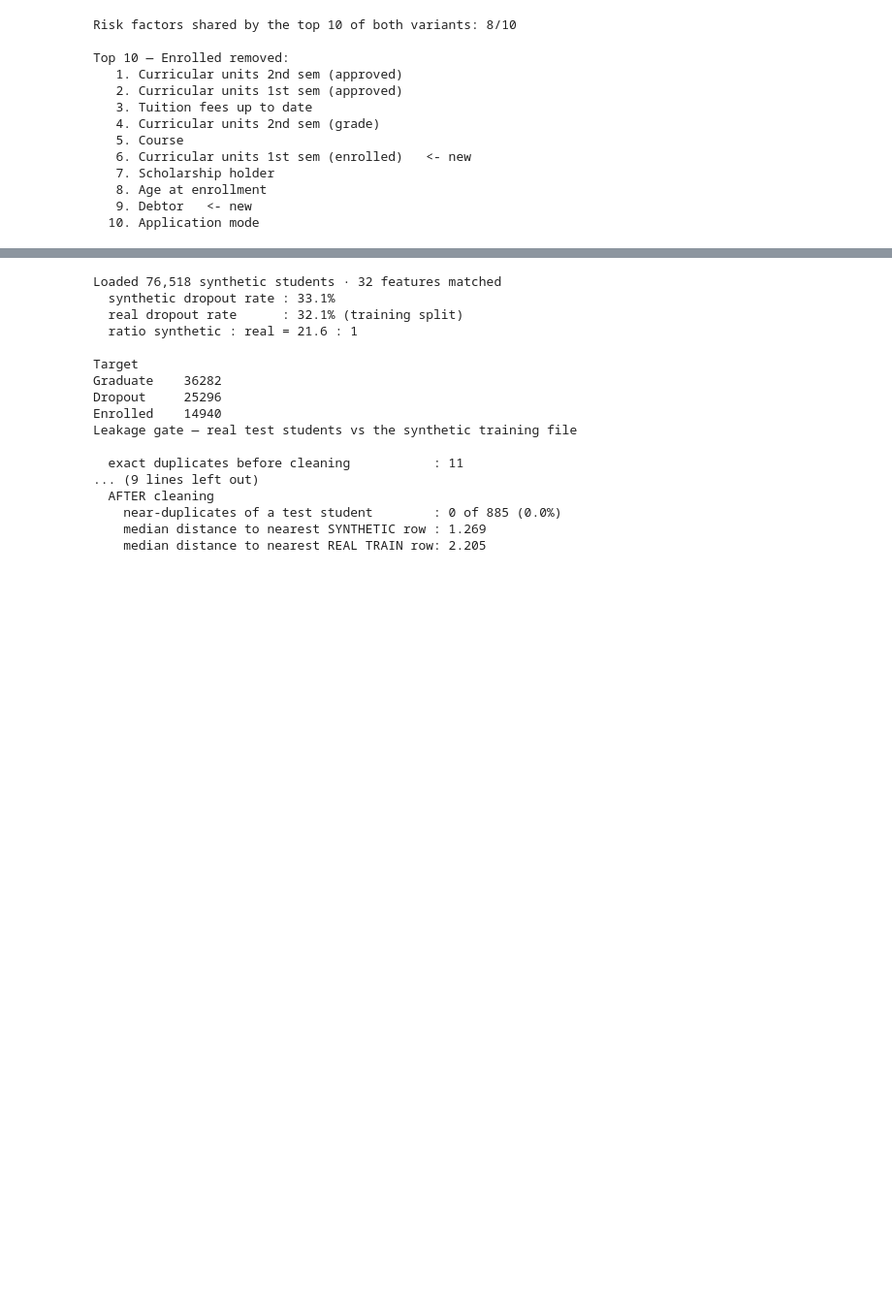
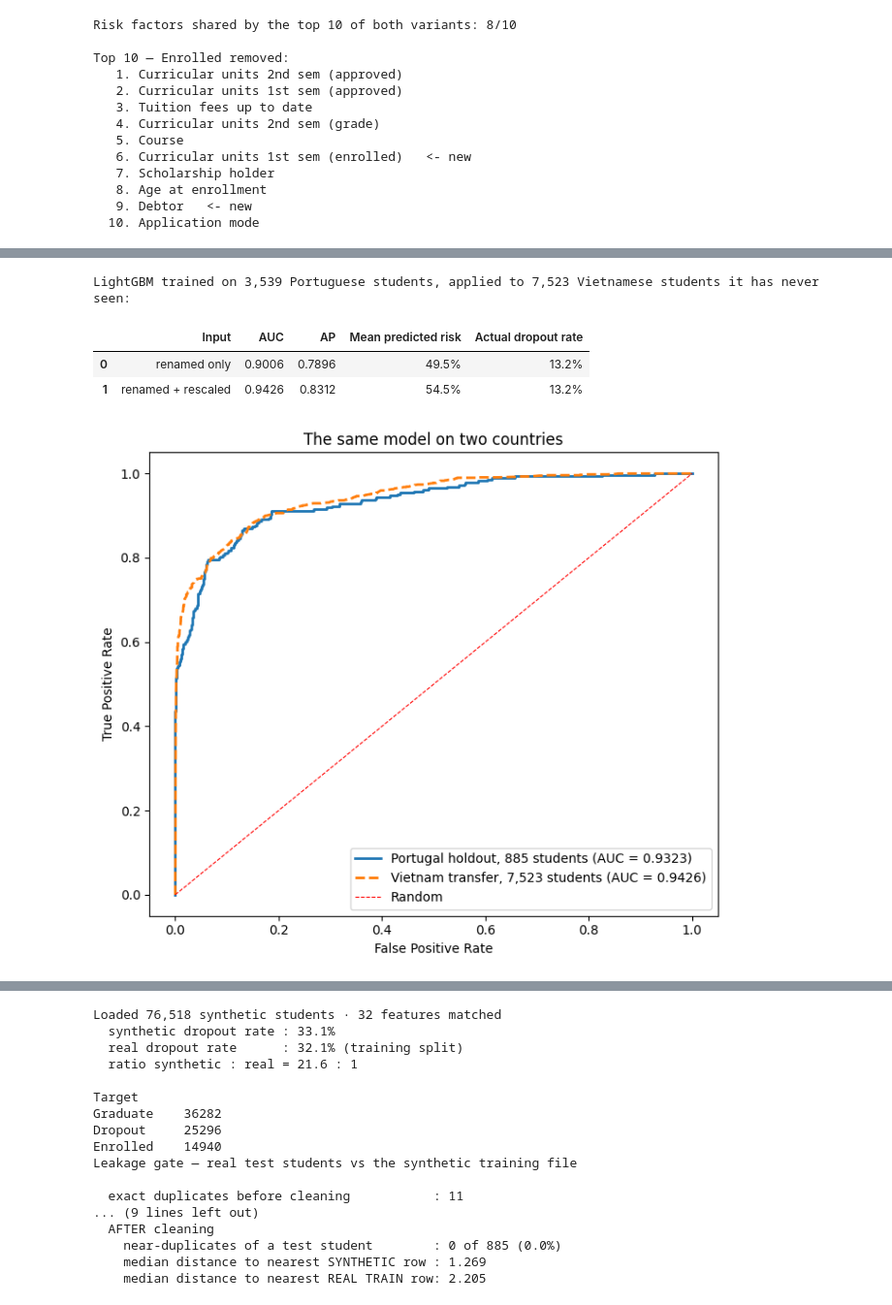
Before and after one commit to Soukthavilay/lightGBM-student-prediction, a Jupyter notebook: Student_Perfor.ipynb, the cells around one changed output, grey strips where cells are left out. Shown at 97% size. Drawn from its saved outputs; the diff is of its cells as text; code cells hidden in the pictures; blank space fills up the shorter version.

```diff
--- a/Student_Perfor.ipynb
+++ b/Student_Perfor.ipynb
@@ -46,4 +94,15 @@ def save_fig(fig, name):
     fig.show()
 
 RANDOM_STATE = 42
+
+# --- One colour per outcome, used by every chart in the notebook -----------
+# orange = left, blue = still studying, green = finished.
+# Okabe-Ito palette: distinguishable for the most common forms of colour blindness.
+TARGET_COLOURS = {
+    'Dropout':  '#D55E00',   # orange
+    'Enrolled': '#0072B2',   # blue
+    'Graduate': '#009E73',   # green
+}
+BINARY_COLOURS = {'Dropout': TARGET_COLOURS['Dropout'],
+                  'Not dropout': TARGET_COLOURS['Graduate']}
 # %% [markdown]
@@ -394,11 +455,7 @@ fig = px.histogram(
     nbins=30,
     histnorm='percent',
     opacity=0.85,
-    color_discrete_map={
-        'Graduate': '#0072B2',
-        'Dropout': '#D55E00',
-        'Enrolled': '#009E73'
-    }
+    color_discrete_map=TARGET_COLOURS
 )
 
 fig.update_layout(
@@ -2441,0 +2702,39 @@ Every cell in this section is skipped cleanly if the file is absent, so the note
+# %%
+if testkhoa_ready:
+    transfer_rows = []
+    for label, frame in [('renamed only', vn_named), ('renamed + rescaled', vn_rescaled)]:
+        p = best_lgb_model.predict_proba(frame)[:, 1]
+        transfer_rows.append({
+            'Input': label,
+            'AUC':   round(roc_auc_score(y_vn, p), 4),
+            'AP':    round(average_precision_score(y_vn, p), 4),
+            'Mean predicted risk': f'{p.mean():.1%}',
+            'Actual dropout rate': f'{y_vn.mean():.1%}',
+        })
+        if label == 'renamed + rescaled':
+            p_transfer = p
+
+    transfer_results = pd.DataFrame(transfer_rows)
+    print('LightGBM trained on 3,539 Portuguese students, applied to '
+          f'{len(vn):,} Vietnamese students it has never seen:')
+    display(transfer_results)
+
+    fpr_vn, tpr_vn, _ = roc_curve(y_vn, p_transfer)
+    fpr_pt, tpr_pt, _ = roc_curve(*[results['LightGBM'][i] for i in (0, 2)])
+    plt.figure(figsize=(7, 6))
+    plt.plot(fpr_pt, tpr_pt, lw=2,
+             label=f'Portugal holdout, 885 students (AUC = {auc(fpr_pt, tpr_pt):.4f})')
+    plt.plot(fpr_vn, tpr_vn, lw=2, ls='--',
+             label=f'Vietnam transfer, {len(vn):,} students (AUC = {auc(fpr_vn, tpr_vn):.4f})')
+    plt.plot([0, 1], [0, 1], 'r--', lw=0.8, label='Random')
+    plt.xlabel('False Positive Rate'); plt.ylabel('True Positive Rate')
+    plt.title('The same model on two countries')
+    plt.legend(loc='lower right'); plt.tight_layout()
+    plt.savefig(FIG_DIR / '28_transfer_roc.png', dpi=150, bbox_inches='tight')
+    plt.show()
+# %% [output]
+LightGBM trained on 3,539 Portuguese students, applied to 7,523 Vietnamese students it has never seen:
+|  | Input | AUC | AP | Mean predicted risk | Actual dropout rate |
+| 0 | renamed only | 0.9006 | 0.7896 | 49.5% | 13.2% |
+| 1 | renamed + rescaled | 0.9426 | 0.8312 | 54.5% | 13.2% |
+[figure, added]
```
Also changed, not shown: parts of 88 cells of this notebook, 15 other files.
